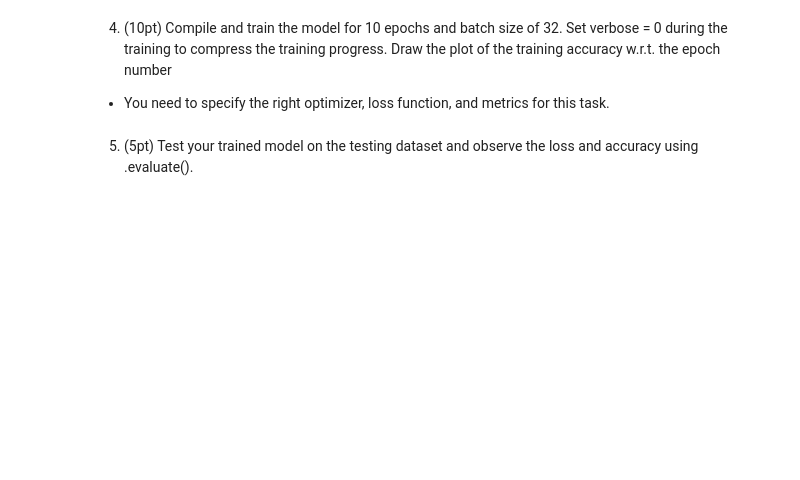
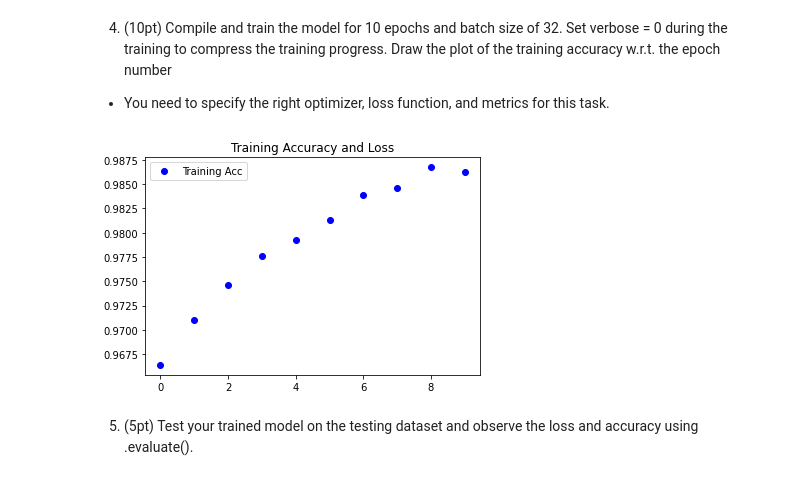
Before and after one commit to austinvanderlyn/School-Files, a Jupyter notebook: HW4ajl745.ipynb, the cells around one changed output. Drawn from its saved outputs; the diff is of its cells as text; code cells hidden in the pictures; blank space fills up the shorter version.

```diff
--- a/HW4ajl745.ipynb
+++ b/HW4ajl745.ipynb
@@ -58,0 +57,14 @@ y_test shape: (10000, 10, 2, 2, 2)
+# %%
+from keras import layers
+from keras import models
+
+model = models.Sequential()
+model.add(layers.Conv2D(128, (3, 3), activation = "relu", input_shape = (28, 28, 1)))
+model.add(layers.MaxPooling2D((2, 2)))
+model.add(layers.Conv2D(64, (3, 3), activation = "relu"))
+model.add(layers.MaxPooling2D((2, 2)))
+model.add(layers.Flatten())
+model.add(layers.Dense(128, activation = "relu"))
+model.add(layers.Dense(10, activation = "softmax"))
+
+model.summary()
@@ -65,2 +93,24 @@ y_test shape: (10000, 10, 2, 2, 2)
+# %%
+model.compile(optimizer = "adam",
+              loss = "categorical_crossentropy",
+              metrics = ["accuracy"])
+history = model.fit(x_train, y_train,
+                    epochs = 10,
+                    batch_size = 32,
+                    verbose = 0)
+# %%
+import matplotlib.pyplot as plt
+
+acc = history.history["accuracy"]
+loss = history.history["loss"]
+
+epochs = range(len(acc))
+
+plt.plot(epochs, acc, "bo", label = "Training Acc")
+plt.title("Training Accuracy and Loss")
+plt.legend()
+plt.show()
+# %% [output]
+[figure, added]
 # %% [markdown]
 5. (5pt) Test your trained model on the testing dataset and observe the loss and accuracy using .evaluate().
```
Also changed, not shown: parts of 7 cells of this notebook.
